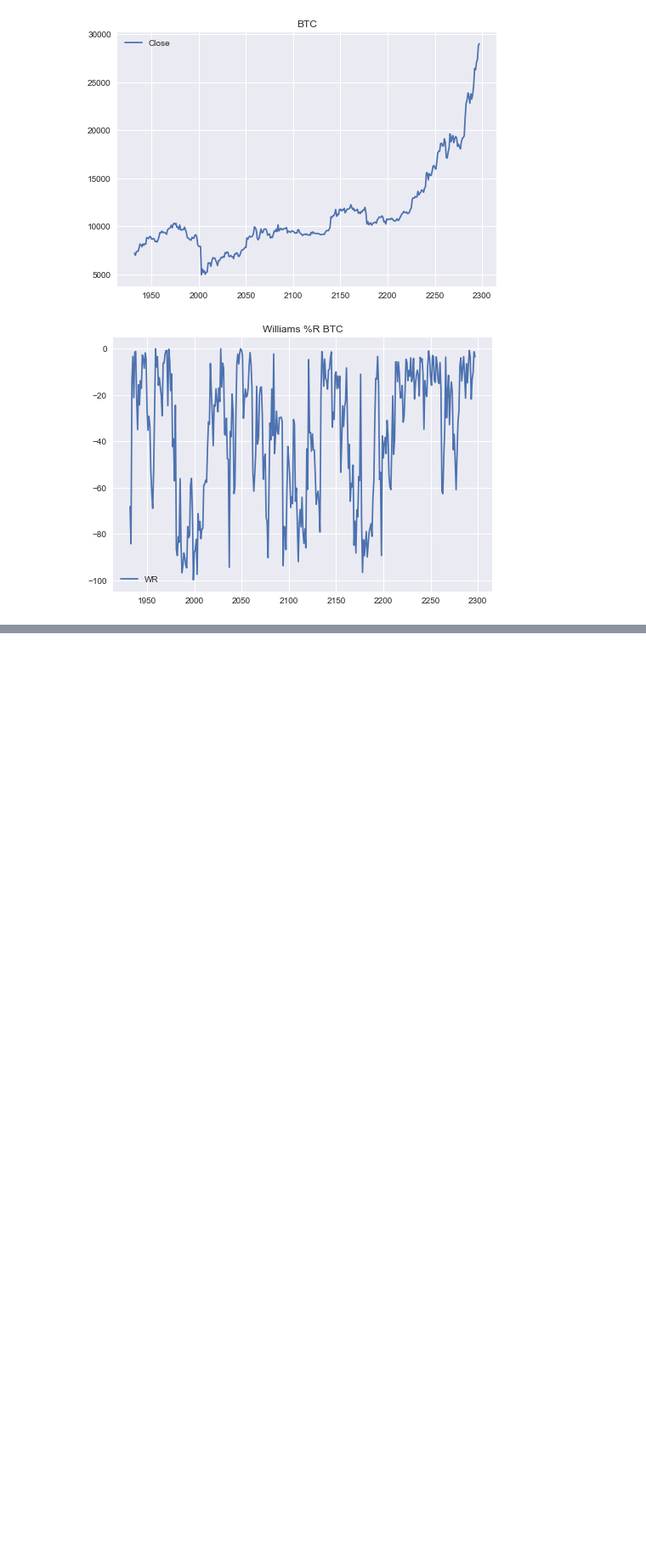
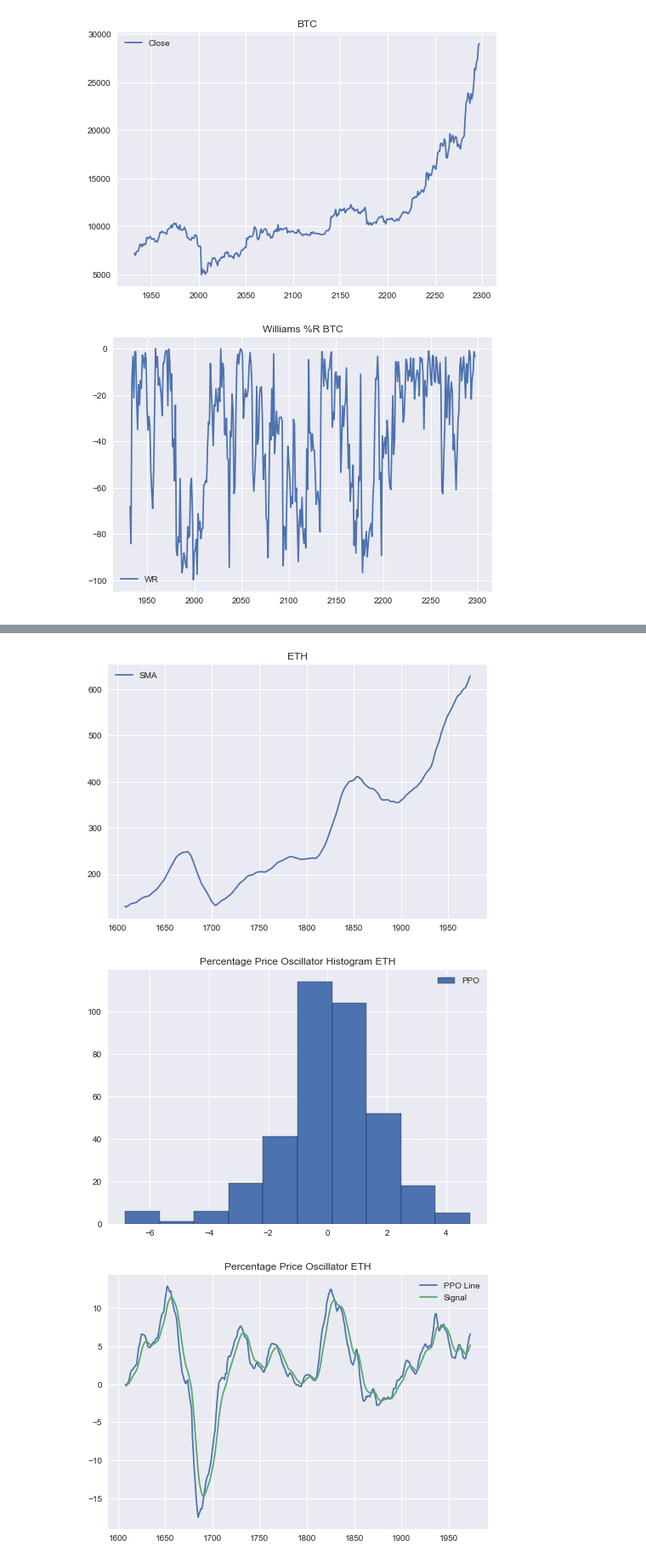
Before and after one commit to malqudah/Technical-Analysis-of-Cryptocurrencies, a Jupyter notebook: project.ipynb, the cells around one changed output, grey strips where cells are left out. Shown at 85% size. Saved outputs shown, nothing was run; the diff lists cells and outputs as text; code cells hidden in the pictures; blank space fills up the shorter version.

```diff
--- a/project.ipynb
+++ b/project.ipynb
@@ -544,0 +609,33 @@ williams_r(featuresBTC)
+# %%
+# Percentage Price Oscillator - momentum
+def percentage_price_oscillator(df):
+    # The percentage price oscillator (PPO) is a technical momentum indicator that shows the relationship between two moving averages in percentage terms. The moving averages
+    # are a 26-period and 12-period exponential moving average (EMA).
+    # The PPO is used to compare asset performance and volatility, spot divergence that could lead to price reversals, generate trade signals, and help confirm trend direction.
+    # The PPO typically contains two lines: the PPO line, and the signal line. The signal line is an EMA of the PPO, so it moves slower than the PPO.
+    # The PPO crossing the signal line is used by some traders as a trade signal. When it crosses above from below that is a buy, and when it crosses below from above that is a sell.
+    # question
+    # When the PPO is above zero that helps indicate an uptrend, as the short-term EMA is above the longer-term EMA.
+    # When the PPO is below zero, the short-term average is below the longer-term average, which helps indicate a downtrend.
+    # Some traders prefer to only take signal line buy signals when the PPO is above zero, or the price shows an overall upward trajectory. Similarly, when the PPO is below zero,
+    # they may ignore buy signals, or only take short-sell signals.
+    plt.plot(df.trend_sma_slow, label='SMA')
+    plt.title(df.name)
+    plt.legend()
+    plt.show()
+    plt.hist(df.momentum_ppo_hist, label='PPO', edgecolor='black')
+    plt.title("Percentage Price Oscillator Histogram " + df.name)
+    plt.legend()
+    plt.show()
+    plt.plot(df.momentum_ppo, label='PPO Line')
+    plt.plot(df.momentum_ppo_signal, label='Signal')
+    plt.title("Percentage Price Oscillator " + df.name)
+    plt.legend()
+    plt.show()
+# %%
+percentage_price_oscillator(featuresETH)
+percentage_price_oscillator(featuresBTC)
+# %% [output]
+[figure, added]
+[figure, added]
+[figure, added]
```
Also changed, not shown: parts of 10 cells of this notebook.
